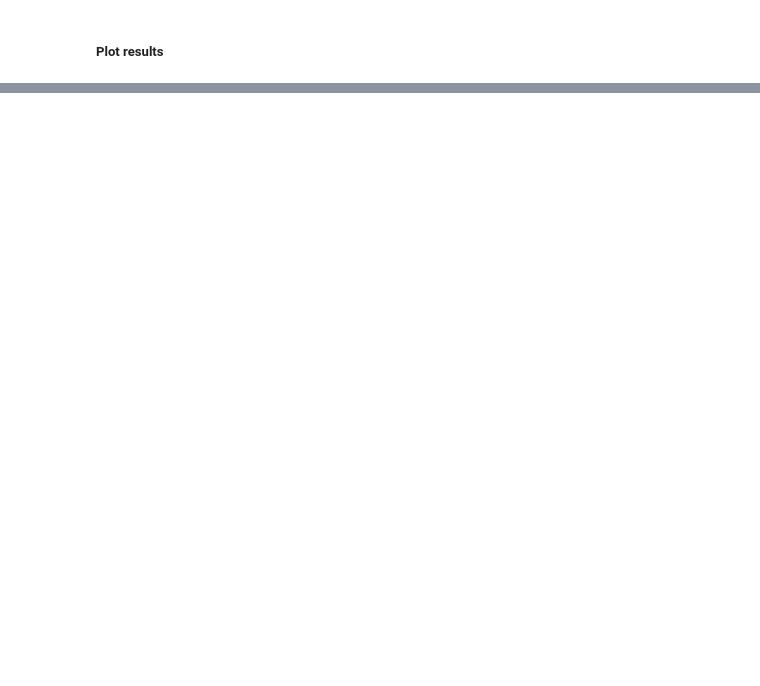
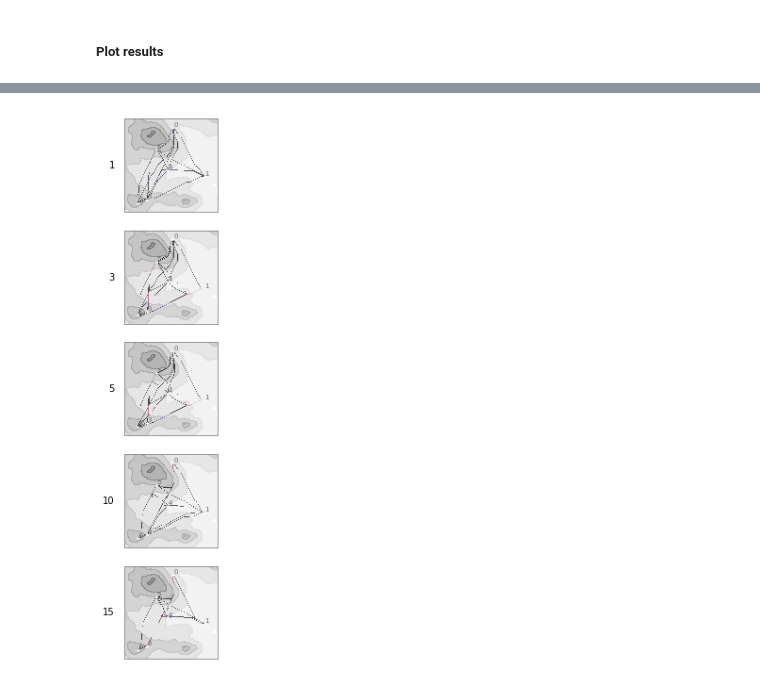
Before and after one commit to mllobera/netsim, a Jupyter notebook: notebooks/NetSim1.ipynb, the cells around one changed output, grey strips where cells are left out. Cells and saved outputs as stored; diff of their text form; code cells hidden in the pictures; blank space fills up the shorter version.

```diff
--- a/notebooks/NetSim1.ipynb
+++ b/notebooks/NetSim1.ipynb
@@ -331,0 +222,16 @@ plot_map({'ras':dem, 'meta':meta, 'paths':paths}, loc={'df':df, 'label':'id'}, f
+# %%
+Ts = [1, 3, 5, 10, 15]
+Ws = [0.5]
+# %%
+# set weight to 0.5
+cost_dict['weight'] = 0.5
+
+for T in Ts:
+    # Change the residuality
+    netsim_dict['T'] = T
+
+    # run simulation
+    g, paths, netpaths = ns.simulation(df, df_net, cost_dict, netsim_dict)
+
+    # printout results
+    utils.plot_map({'ras':dem, 'meta':meta, 'paths':paths}, loc={'df':df, 'label':'id'}, cmap='magma')
@@ -331,0 +244,54 @@ plot_map({'ras':dem, 'meta':meta, 'paths':paths}, loc={'df':df, 'label':'id'}, f
+# %%
+import matplotlib as mpl
+import matplotlib.pyplot as plt
+
+# calculate extension
+bounds = meta['bounds']
+extent = [bounds.left, bounds.right, bounds.bottom, bounds.top]
+
+bla = list(zip(df['id'].values, df['easting'].values, df['northing'].values))
+cmap1 = mpl.cm.get_cmap('magma')
+cmap2 = mpl.cm.get_cmap('Greys')
+nr = len(Ts)
+
+fig, axs = plt.subplots(nr, 1, sharey= 'row',figsize=(7.48,10.54), edgecolor='blue')
+for r in range(nr):
+
+    # update residuality
+    netsim_dict['T'] = Ts[r]
+
+    # generate network
+    g, paths , _ = ns.simulation(df, df_net, cost_dict, netsim_dict)
+
+    # get rid off paths background
+    MA = np.ma.array(paths, mask=paths == 0.0)
+
+    # plot results
+    axs[r].contourf(dem, 5, cmap= cmap2, extent=extent, origin= 'upper', alpha= 0.4)
+    #im1 = axs[r].imshow(hillshade, cmap=cmap2, extent= extent, origin='upper', alpha=0.75)
+    im2 = axs[r].imshow(MA, cmap=cmap1, extent= extent, origin='upper')
+
+    # Remove tick marks
+    axs[r].xaxis.set_major_locator(plt.NullLocator())
+    axs[r].yaxis.set_major_locator(plt.NullLocator())
+
+    axs[r].spines['top'].set_color('gray')
+    axs[r].spines['bottom'].set_color('gray')
+    axs[r].spines['right'].set_color('gray')
+    axs[r].spines['left'].set_color('gray')
+
+    # Label points
+    axs[r].scatter(df['easting'],df['northing'], color='w', s=2)
+    for id, x, y in bla:
+        axs[r].annotate(str(id), xy=(x, y), xytext=(1.0, 1.0),
+                       textcoords='offset points', fontsize=7, color='dimgray')
+
+    # label axis
+    axs[r].text(-0.1,0.5,str(Ts[r]), ha='right', va='center',transform=axs[r].transAxes)
+
+#fig.tight_layout(pad=0, w_pad=0, h_pad=-10) # -26
+
+fig.savefig('test.png', bbox_inches='tight', dpi= 300)
+plt.show()
+# %% [output]
+[figure, added]
```
Also changed, not shown: parts of 17 cells of this notebook, 3 other files.
